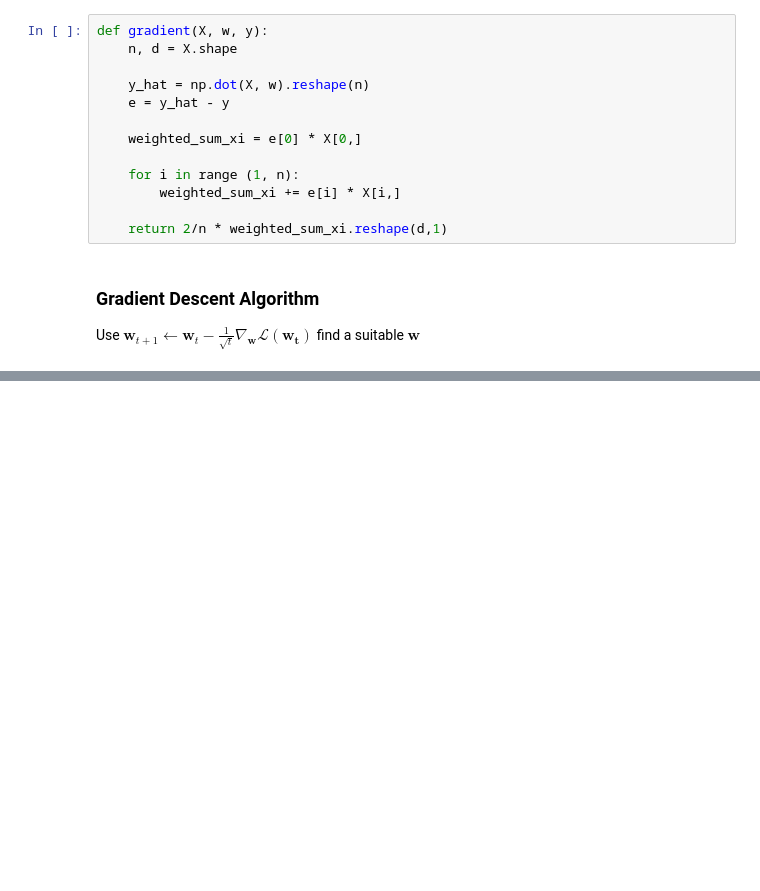
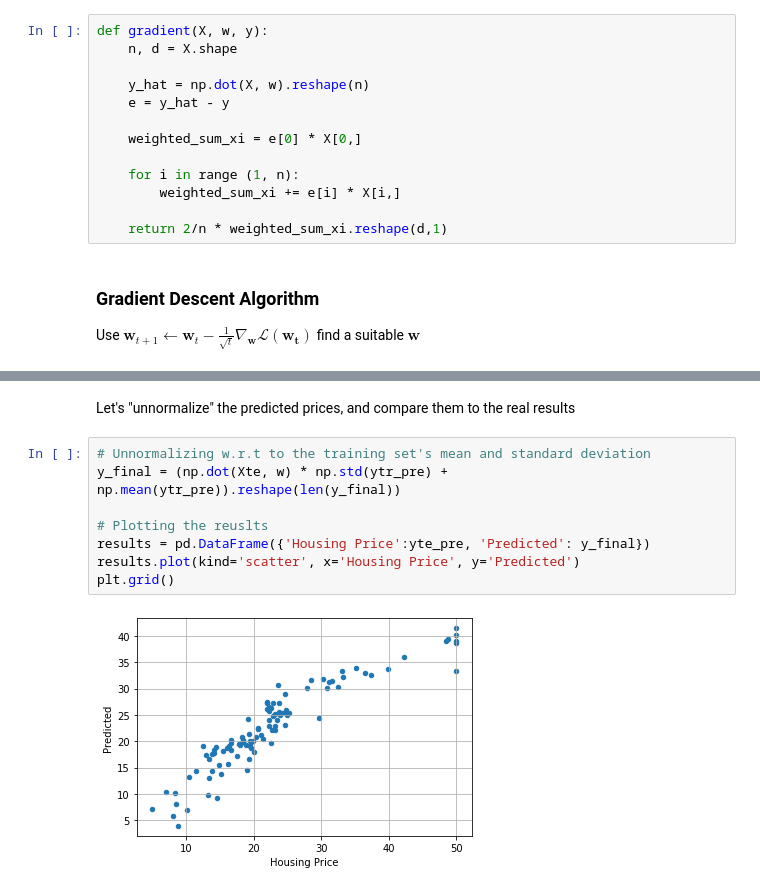
Before and after one commit to khatna/learning_machine_learning, a Jupyter notebook: ml/glm-lr/glm-lr.ipynb, the cells around one changed output, grey strips where cells are left out. Drawn from its saved outputs; the diff is of its cells as text; blank space fills up the shorter version.

```diff
--- a/ml/glm-lr/glm-lr.ipynb
+++ b/ml/glm-lr/glm-lr.ipynb
@@ -117,0 +156,12 @@ Seemingly, the spike happens because
+# %% [markdown]
+Let's "unnormalize" the predicted prices, and compare them to the real results
+# %%
+# Unnormalizing w.r.t to the training set's mean and standard deviation
+y_final = (np.dot(Xte, w) * np.std(ytr_pre) + np.mean(ytr_pre)).reshape(len(y_final))
+
+# Plotting the reuslts
+results = pd.DataFrame({'Housing Price':yte_pre, 'Predicted': y_final})
+results.plot(kind='scatter', x='Housing Price', y='Predicted')
+plt.grid()
+# %% [output]
+[figure, added]
```
Also changed, not shown: parts of 11 cells of this notebook.
